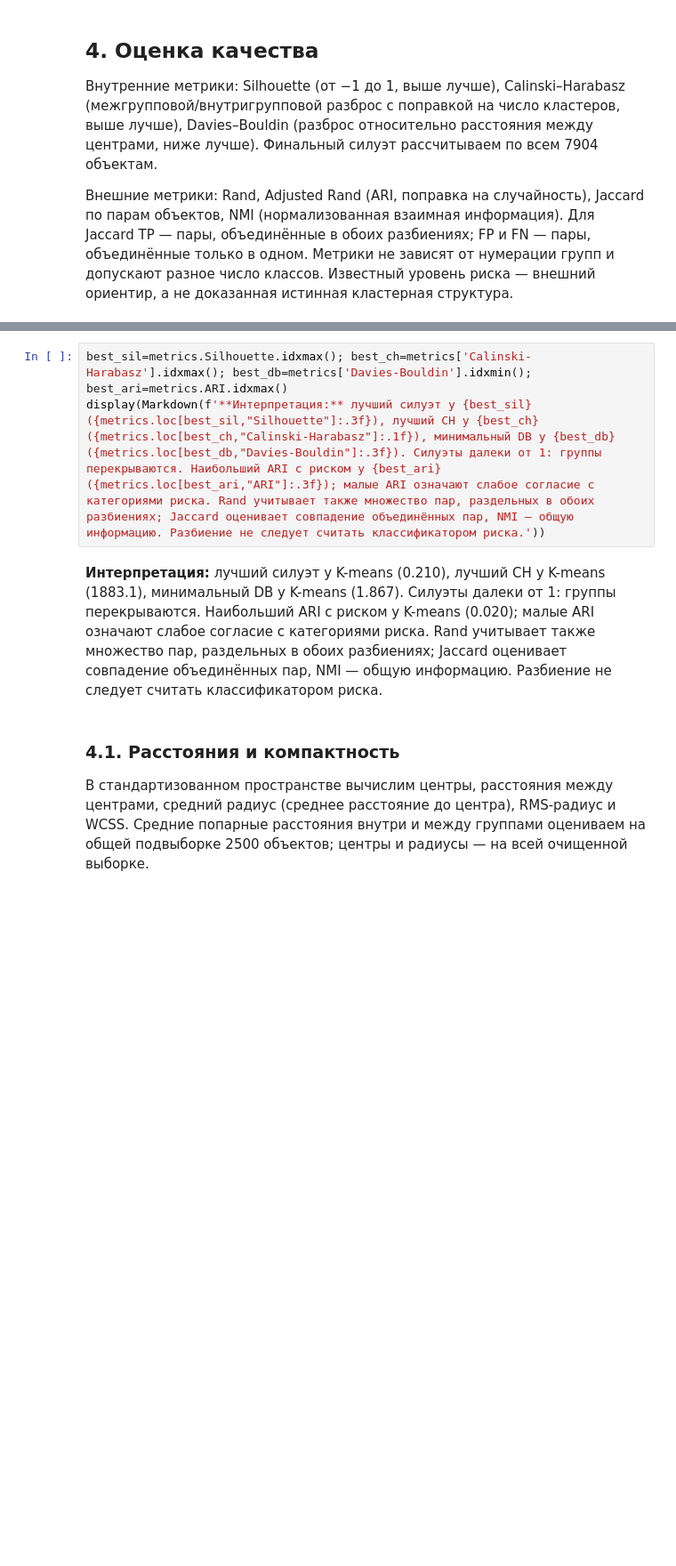
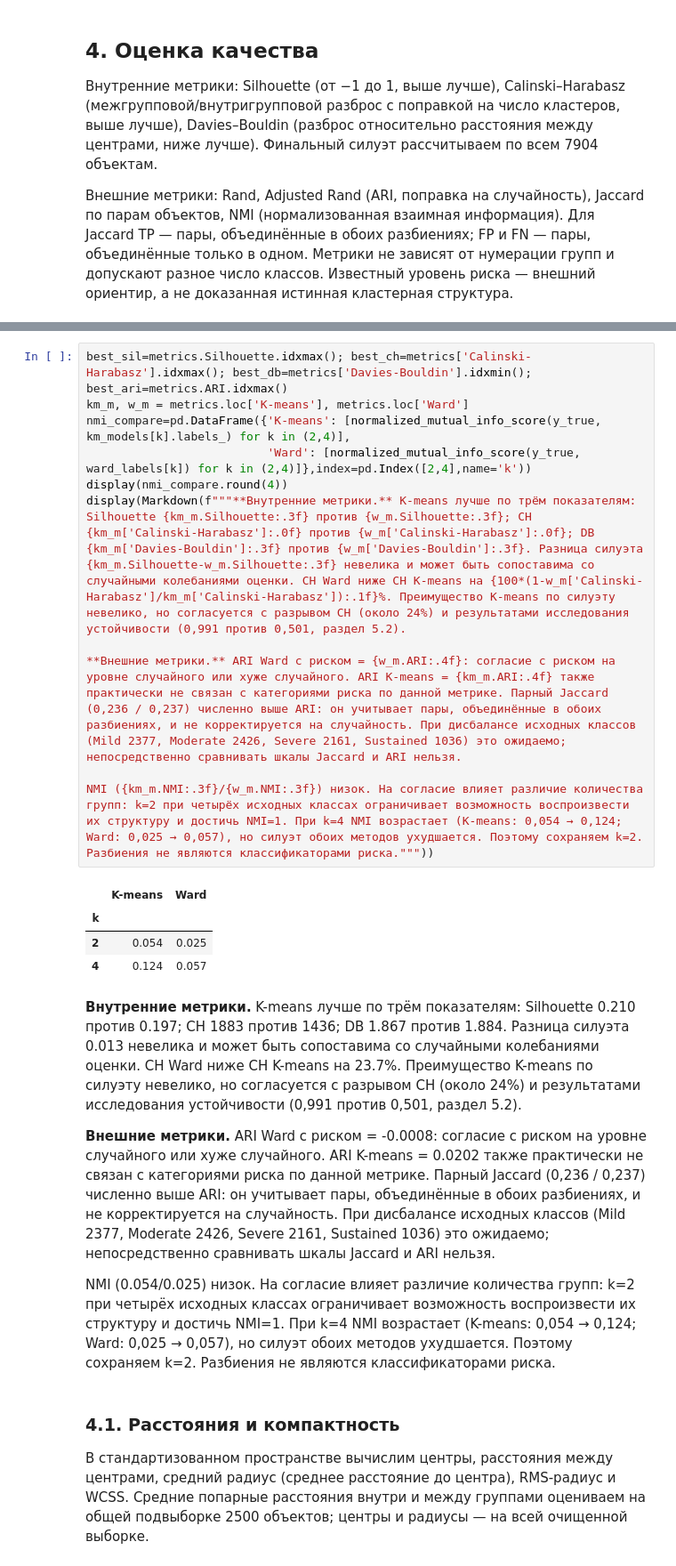
Before and after one commit to Ko4erizhkas/AI_Lab3, a Jupyter notebook: Lab_3_Clustering.ipynb, the cells around one changed output, grey strips where cells are left out. Shown at 89% size. Drawn from its saved outputs; the diff is of its cells as text; blank space fills up the shorter version.

```diff
--- a/Lab_3_Clustering.ipynb
+++ b/Lab_3_Clustering.ipynb
@@ -363,9 +378,25 @@ Ward — уровни риска внутри групп, %
 | 1 | 22.5 | 34.9 | 39.2 | 3.4 |
 # %%
 best_sil=metrics.Silhouette.idxmax(); best_ch=metrics['Calinski-Harabasz'].idxmax(); best_db=metrics['Davies-Bouldin'].idxmin(); best_ari=metrics.ARI.idxmax()
-display(Markdown(f'**Интерпретация:** лучший силуэт у {best_sil} ({metrics.loc[best_sil,"Silhouette"]:.3f}), лучший CH у {best_ch} ({metrics.loc[best_ch,"Calinski-Harabasz"]:.1f}), минимальный DB у {best_db} ({metrics.loc[best_db,"Davies-Bouldin"]:.3f}). Силуэты далеки от 1: группы перекрываются. Наибольший ARI с риском у {best_ari} ({metrics.loc[best_ari,"ARI"]:.3f}); малые ARI означают слабое согласие с категориями риска. Rand учитывает также множество пар, раздельных в обоих разбиениях; Jaccard оценивает совпадение объединённых пар, NMI — общую информацию. Разбиение не следует считать классификатором риска.'))
+km_m, w_m = metrics.loc['K-means'], metrics.loc['Ward']
+nmi_compare=pd.DataFrame({'K-means': [normalized_mutual_info_score(y_true, km_models[k].labels_) for k in (2,4)],
+                          'Ward': [normalized_mutual_info_score(y_true, ward_labels[k]) for k in (2,4)]},index=pd.Index([2,4],name='k'))
+display(nmi_compare.round(4))
+display(Markdown(f"""**Внутренние метрики.** K-means лучше по трём показателям: Silhouette {km_m.Silhouette:.3f} против {w_m.Silhouette:.3f}; CH {km_m['Calinski-Harabasz']:.0f} против {w_m['Calinski-Harabasz']:.0f}; DB {km_m['Davies-Bouldin']:.3f} против {w_m['Davies-Bouldin']:.3f}. Разница силуэта {km_m.Silhouette-w_m.Silhouette:.3f} невелика и может быть сопоставима со случайными колебаниями оценки. CH Ward ниже CH K-means на {100*(1-w_m['Calinski-Harabasz']/km_m['Calinski-Harabasz']):.1f}%. Преимущество K-means по силуэту невелико, но согласуется с разрывом CH (около 24%) и результатами исследования устойчивости (0,991 против 0,501, раздел 5.2).
+
+**Внешние метрики.** ARI Ward с риском = {w_m.ARI:.4f}: согласие с риском на уровне случайного или хуже случайного. ARI K-means = {km_m.ARI:.4f} также практически не связан с категориями риска по данной метрике. Парный Jaccard (0,236 / 0,237) численно выше ARI: он учитывает пары, объединённые в обоих разбиениях, и не корректируется на случайность. При дисбалансе исходных классов (Mild 2377, Moderate 2426, Severe 2161, Sustained 1036) это ожидаемо; непосредственно сравнивать шкалы Jaccard и ARI нельзя.
+
+NMI ({km_m.NMI:.3f}/{w_m.NMI:.3f}) низок. На согласие влияет различие количества групп: k=2 при четырёх исходных классах ограничивает возможность воспроизвести их структуру и достичь NMI=1. При k=4 NMI возрастает (K-means: 0,054 → 0,124; Ward: 0,025 → 0,057), но силуэт обоих методов ухудшается. Поэтому сохраняем k=2. Разбиения не являются классификаторами риска."""))
 # %% [output]
+|  | K-means | Ward |
+| k |  |  |
+| 2 | 0.054 | 0.025 |
+| 4 | 0.124 | 0.057 |
-**Интерпретация:** лучший силуэт у K-means (0.210), лучший CH у K-means (1883.1), минимальный DB у K-means (1.867). Силуэты далеки от 1: группы перекрываются. Наибольший ARI с риском у K-means (0.020); малые ARI означают слабое согласие с категориями риска. Rand учитывает также множество пар, раздельных в обоих разбиениях; Jaccard оценивает совпадение объединённых пар, NMI — общую информацию. Разбиение не следует считать классификатором риска.
+**Внутренние метрики.** K-means лучше по трём показателям: Silhouette 0.210 против 0.197; CH 1883 против 1436; DB 1.867 против 1.884. Разница силуэта 0.013 невелика и может быть сопоставима со случайными колебаниями оценки. CH Ward ниже CH K-means на 23.7%. Преимущество K-means по силуэту невелико, но согласуется с разрывом CH (около 24%) и результатами исследования устойчивости (0,991 против 0,501, раздел 5.2).
+
+**Внешние метрики.** ARI Ward с риском = -0.0008: согласие с риском на уровне случайного или хуже случайного. ARI K-means = 0.0202 также практически не связан с категориями риска по данной метрике. Парный Jaccard (0,236 / 0,237) численно выше ARI: он учитывает пары, объединённые в обоих разбиениях, и не корректируется на случайность. При дисбалансе исходных классов (Mild 2377, Moderate 2426, Severe 2161, Sustained 1036) это ожидаемо; непосредственно сравнивать шкалы Jaccard и ARI нельзя.
+
+NMI (0.054/0.025) низок. На согласие влияет различие количества групп: k=2 при четырёх исходных классах ограничивает возможность воспроизвести их структуру и достичь NMI=1. При k=4 NMI возрастает (K-means: 0,054 → 0,124; Ward: 0,025 → 0,057), но силуэт обоих методов ухудшается. Поэтому сохраняем k=2. Разбиения не являются классификаторами риска.
 # %% [markdown]
 ### 4.1. Расстояния и компактность
 В стандартизованном пространстве вычислим центры, расстояния между центрами, средний радиус (среднее расстояние до центра), RMS-радиус и WCSS. Средние попарные расстояния внутри и между группами оцениваем на общей подвыборке 2500 объектов; центры и радиусы — на всей очищенной выборке.
```
Also changed, not shown: parts of 18 cells of this notebook.
